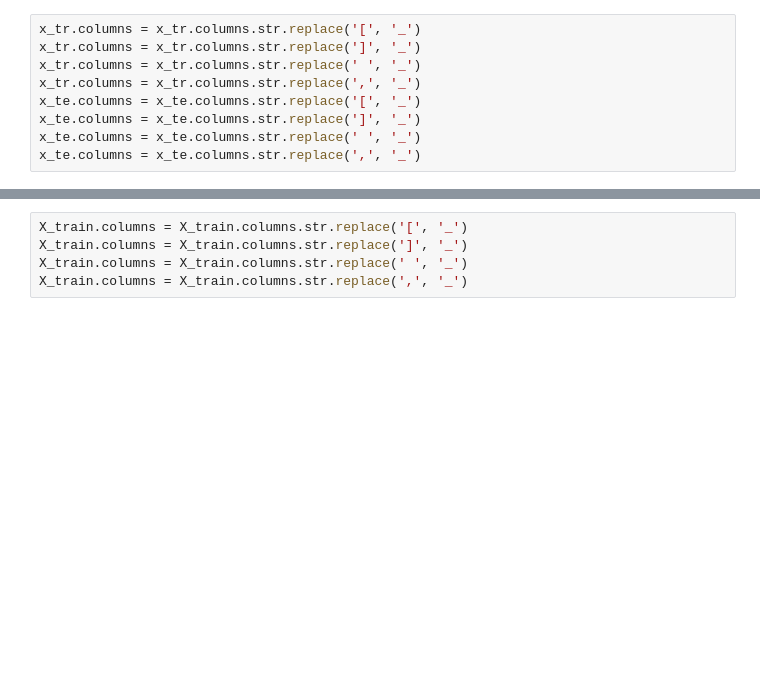
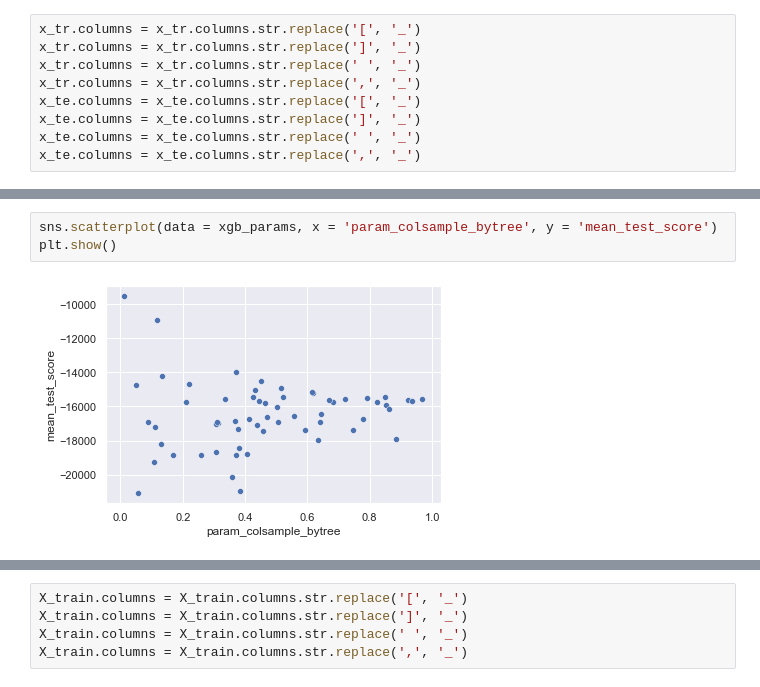
Before and after one commit to zjbrown0689/Solar-Panel-Capstone, a Jupyter notebook: notebooks/model_development.ipynb, the cells around one changed output, grey strips where cells are left out. Cells and saved outputs as stored; diff of their text form; blank space fills up the shorter version.

```diff
--- a/notebooks/model_development.ipynb
+++ b/notebooks/model_development.ipynb
@@ -476,0 +566,5 @@ Wow, ridge is holding up as one of the best models we have for this data! I'll r
+# %%
+sns.scatterplot(data = xgb_params, x = 'param_colsample_bytree', y = 'mean_test_score')
+plt.show()
+# %% [output]
+[figure, added]
```
Also changed, not shown: parts of 92 cells of this notebook, 3 other files.
